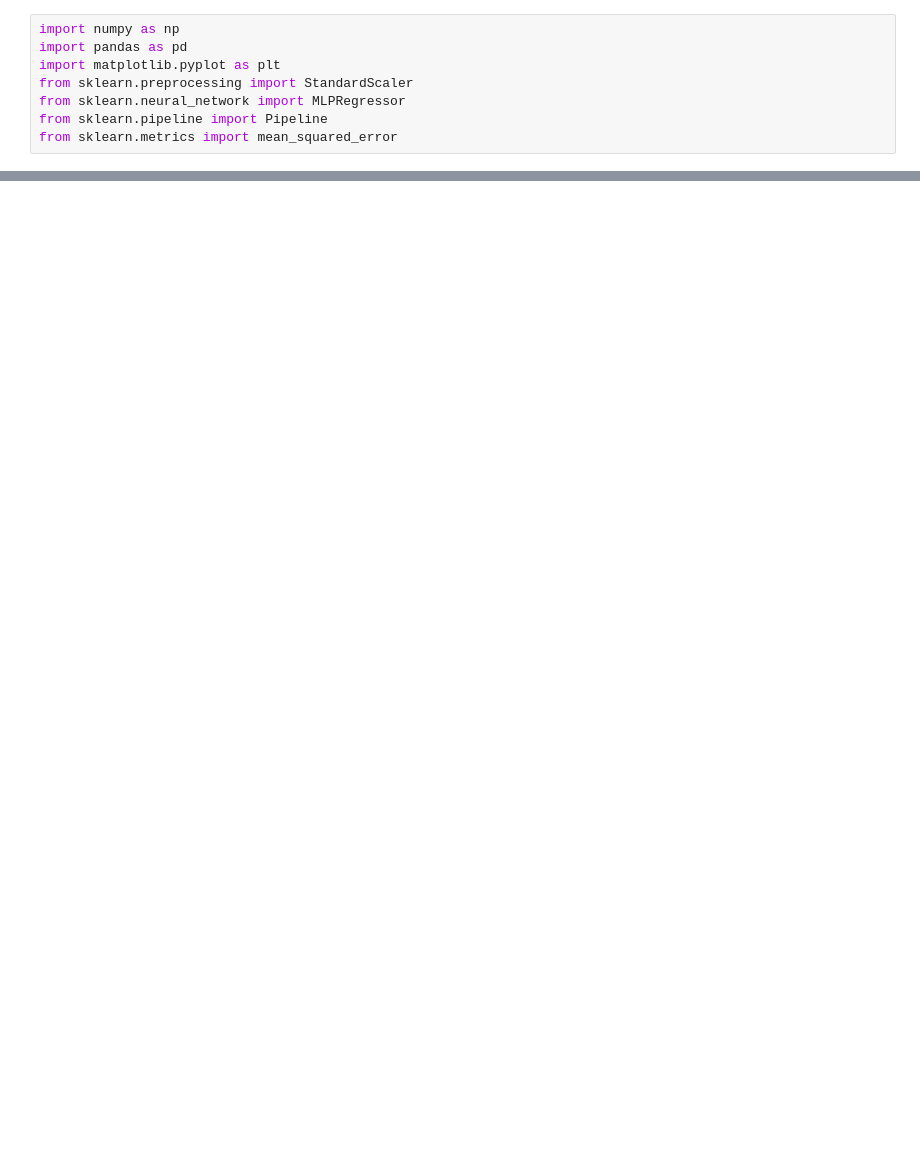
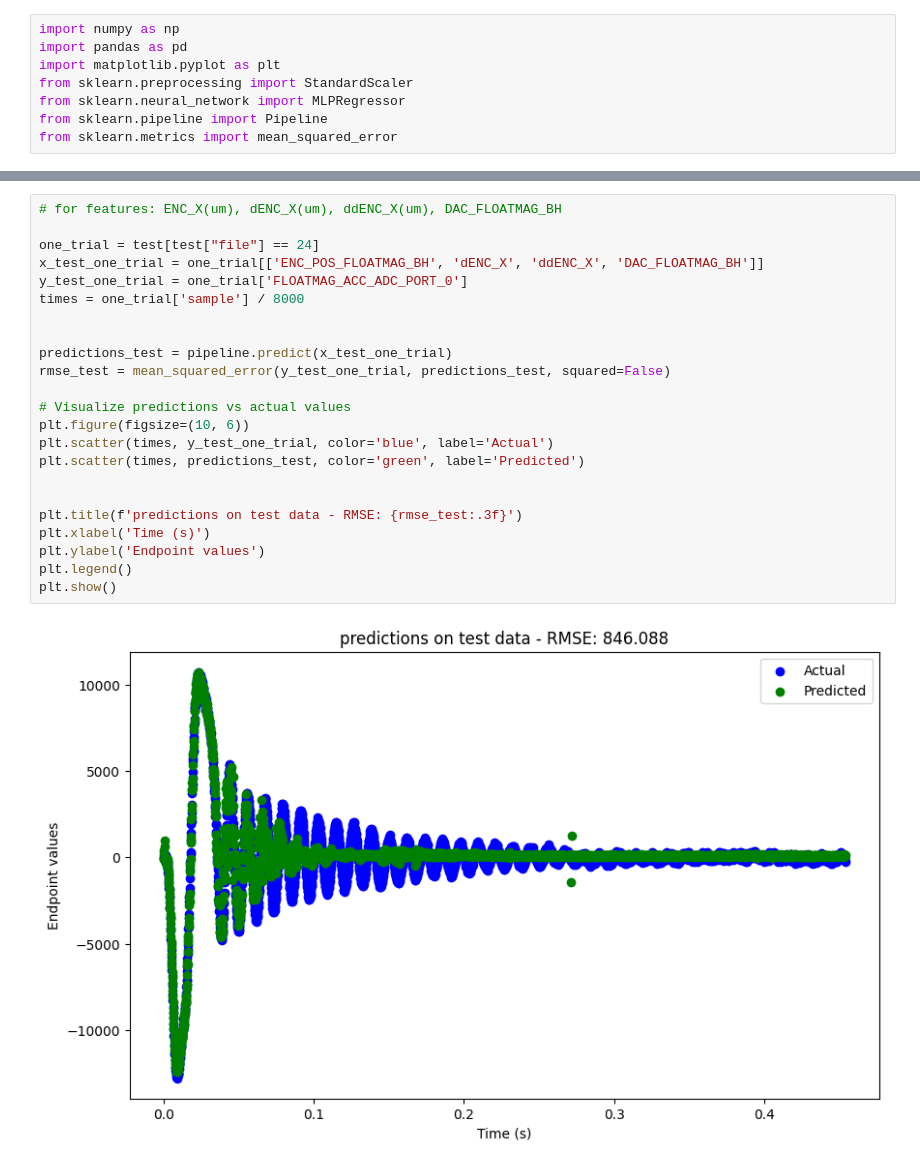
Before and after one commit to ChiragBusiness/FYP, a Jupyter notebook: basic_nn.ipynb, the cells around one changed output, grey strips where cells are left out. Drawn from its saved outputs; the diff is of its cells as text; blank space fills up the shorter version.

```diff
--- a/basic_nn.ipynb
+++ b/basic_nn.ipynb
@@ -86 +131,26 @@ Text(0.5, 1.0, 'RMSE Values')
+# %%
+# for features: ENC_X(um), dENC_X(um), ddENC_X(um), DAC_FLOATMAG_BH
+
+one_trial = test[test["file"] == 24]
+x_test_one_trial = one_trial[['ENC_POS_FLOATMAG_BH', 'dENC_X', 'ddENC_X', 'DAC_FLOATMAG_BH']]
+y_test_one_trial = one_trial['FLOATMAG_ACC_ADC_PORT_0']
+times = one_trial['sample'] / 8000
+
+
+predictions_test = pipeline.predict(x_test_one_trial)
+rmse_test = mean_squared_error(y_test_one_trial, predictions_test, squared=False)
+
+# Visualize predictions vs actual values
+plt.figure(figsize=(10, 6))
+plt.scatter(times, y_test_one_trial, color='blue', label='Actual')
+plt.scatter(times, predictions_test, color='green', label='Predicted')
+
+
+plt.title(f'predictions on test data - RMSE: {rmse_test:.3f}')
+plt.xlabel('Time (s)')
+plt.ylabel('Endpoint values')
+plt.legend()
+plt.show()
+# %% [output]
+[figure, added]
 # %%
```
Also changed, not shown: parts of 9 cells of this notebook, 37 other files.
